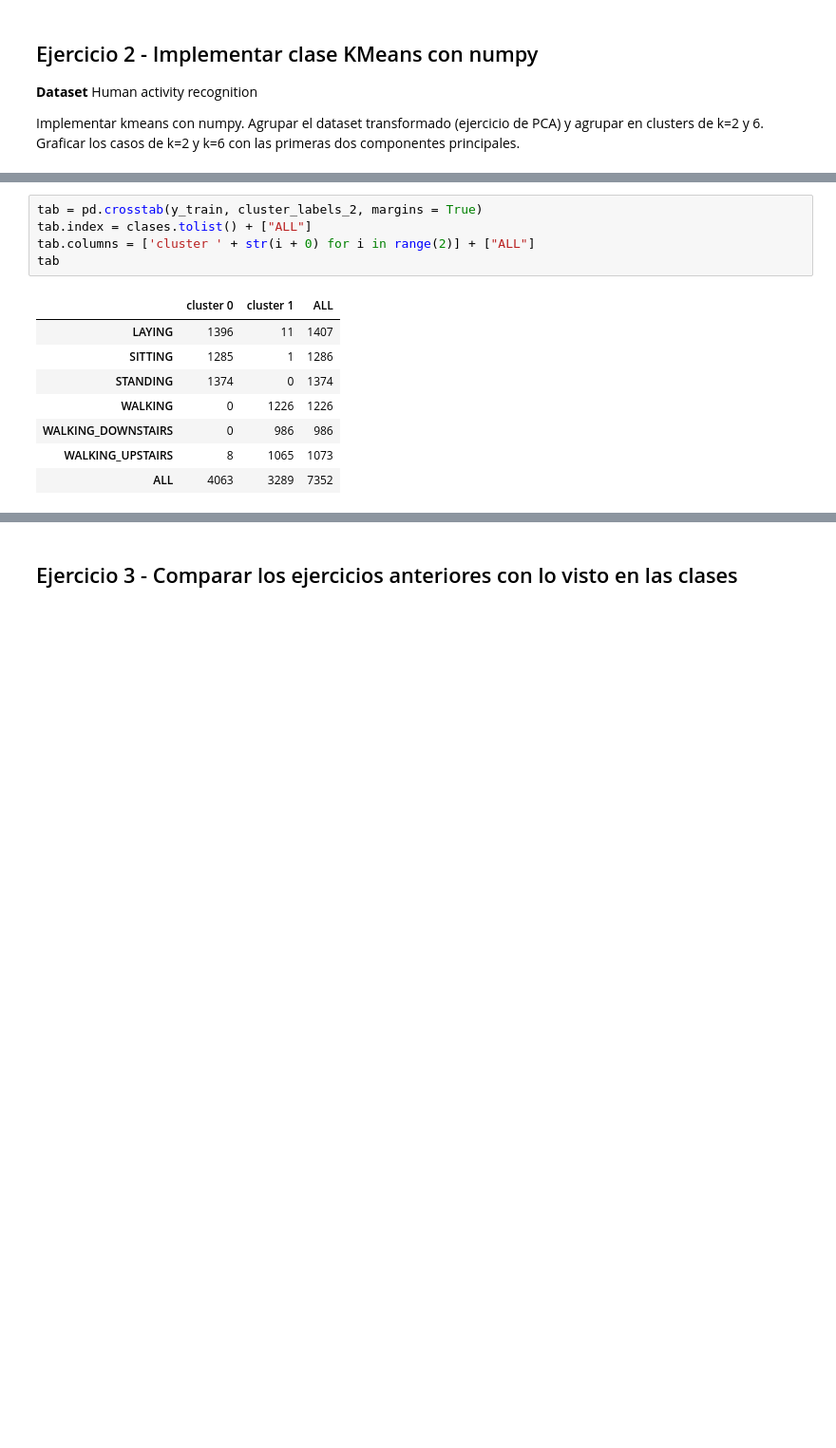
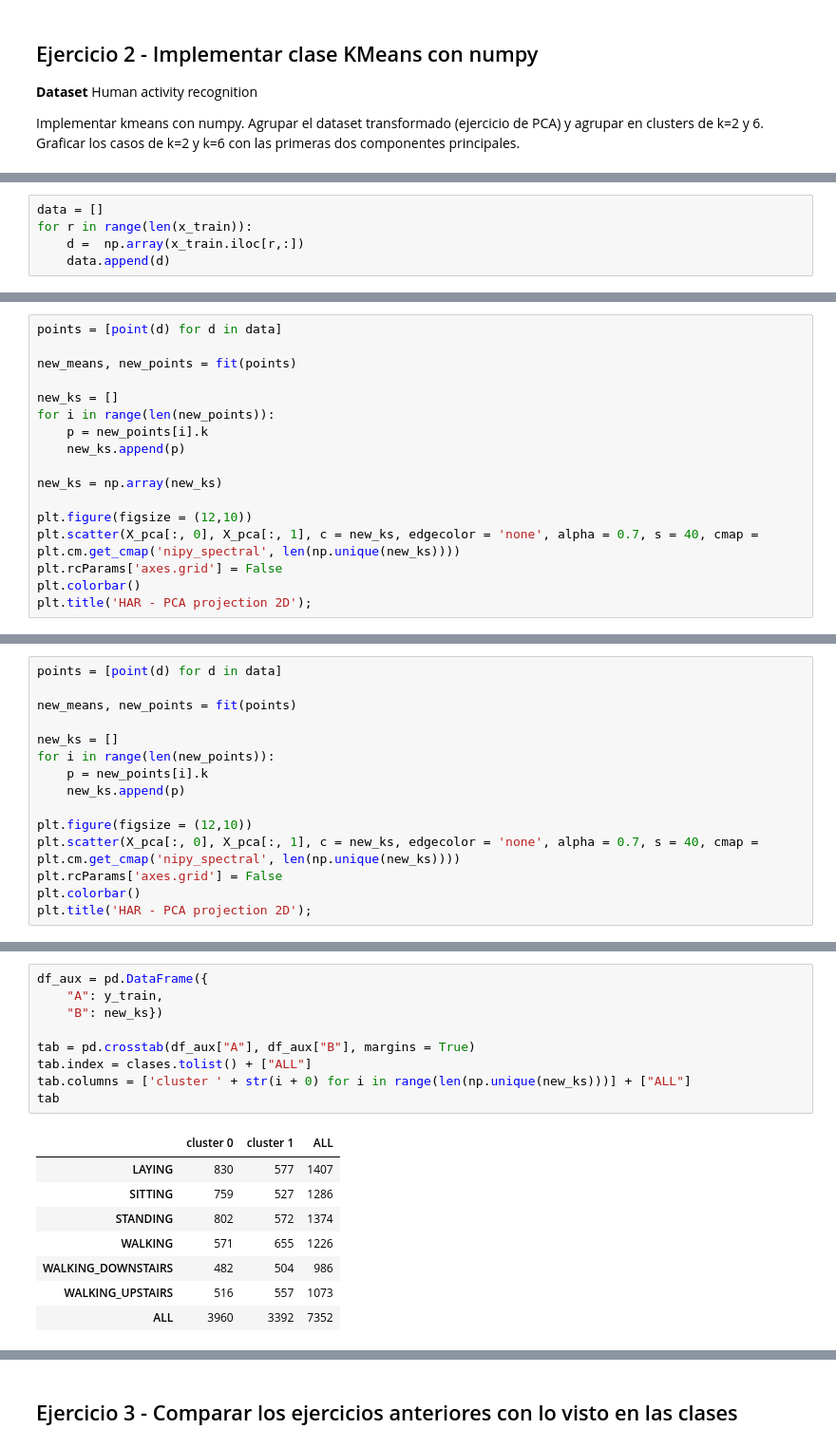
Before and after one commit to manco92/Inteligencia-Artificial, a Jupyter notebook: TP1 - Ejercicios 1, 2 y 3.ipynb, the cells around one changed output, grey strips where cells are left out. Shown: that part at 95% size. Drawn from its saved outputs; the diff is of its cells as text; blank space fills up the shorter version.

```diff
--- a/TP1 - Ejercicios 1, 2 y 3.ipynb
+++ b/TP1 - Ejercicios 1, 2 y 3.ipynb
@@ -200,0 +172,5 @@ plt.show()
+# %%
+data = []
+for r in range(len(x_train)):
+    d =  np.array(x_train.iloc[r,:])
+    data.append(d)
@@ -200,0 +211,17 @@ plt.show()
+# %%
+points = [point(d) for d in data]
+
+new_means, new_points = fit(points)
+
+new_ks = []
+for i in range(len(new_points)):
+    p = new_points[i].k
+    new_ks.append(p)
+
+new_ks = np.array(new_ks)
+
+plt.figure(figsize = (12,10))
+plt.scatter(X_pca[:, 0], X_pca[:, 1], c = new_ks, edgecolor = 'none', alpha = 0.7, s = 40, cmap = plt.cm.get_cmap('nipy_spectral', len(np.unique(new_ks))))
+plt.rcParams['axes.grid'] = False
+plt.colorbar()
+plt.title('HAR - PCA projection 2D');
@@ -200,0 +305,15 @@ plt.show()
+# %%
+points = [point(d) for d in data]
+
+new_means, new_points = fit(points)
+
+new_ks = []
+for i in range(len(new_points)):
+    p = new_points[i].k
+    new_ks.append(p)
+
+plt.figure(figsize = (12,10))
+plt.scatter(X_pca[:, 0], X_pca[:, 1], c = new_ks, edgecolor = 'none', alpha = 0.7, s = 40, cmap = plt.cm.get_cmap('nipy_spectral', len(np.unique(new_ks))))
+plt.rcParams['axes.grid'] = False
+plt.colorbar()
+plt.title('HAR - PCA projection 2D');
@@ -201,15 +340,19 @@ plt.show()
 # %%
-tab = pd.crosstab(y_train, cluster_labels_2, margins = True)
+df_aux = pd.DataFrame({
+    "A": y_train,
+    "B": new_ks})
+
+tab = pd.crosstab(df_aux["A"], df_aux["B"], margins = True)
 tab.index = clases.tolist() + ["ALL"]
-tab.columns = ['cluster ' + str(i + 0) for i in range(2)] + ["ALL"]
+tab.columns = ['cluster ' + str(i + 0) for i in range(len(np.unique(new_ks)))] + ["ALL"]
 tab
 # %% [output]
 |  | cluster 0 | cluster 1 | ALL |
-| LAYING | 1396 | 11 | 1407 |
-| SITTING | 1285 | 1 | 1286 |
-| STANDING | 1374 | 0 | 1374 |
-| WALKING | 0 | 1226 | 1226 |
-| WALKING_DOWNSTAIRS | 0 | 986 | 986 |
-| WALKING_UPSTAIRS | 8 | 1065 | 1073 |
-| ALL | 4063 | 3289 | 7352 |
+| LAYING | 830 | 577 | 1407 |
+| SITTING | 759 | 527 | 1286 |
+| STANDING | 802 | 572 | 1374 |
+| WALKING | 571 | 655 | 1226 |
+| WALKING_DOWNSTAIRS | 482 | 504 | 986 |
+| WALKING_UPSTAIRS | 516 | 557 | 1073 |
+| ALL | 3960 | 3392 | 7352 |
 # %% [markdown]
```
Also changed, not shown: parts of 23 cells of this notebook.
